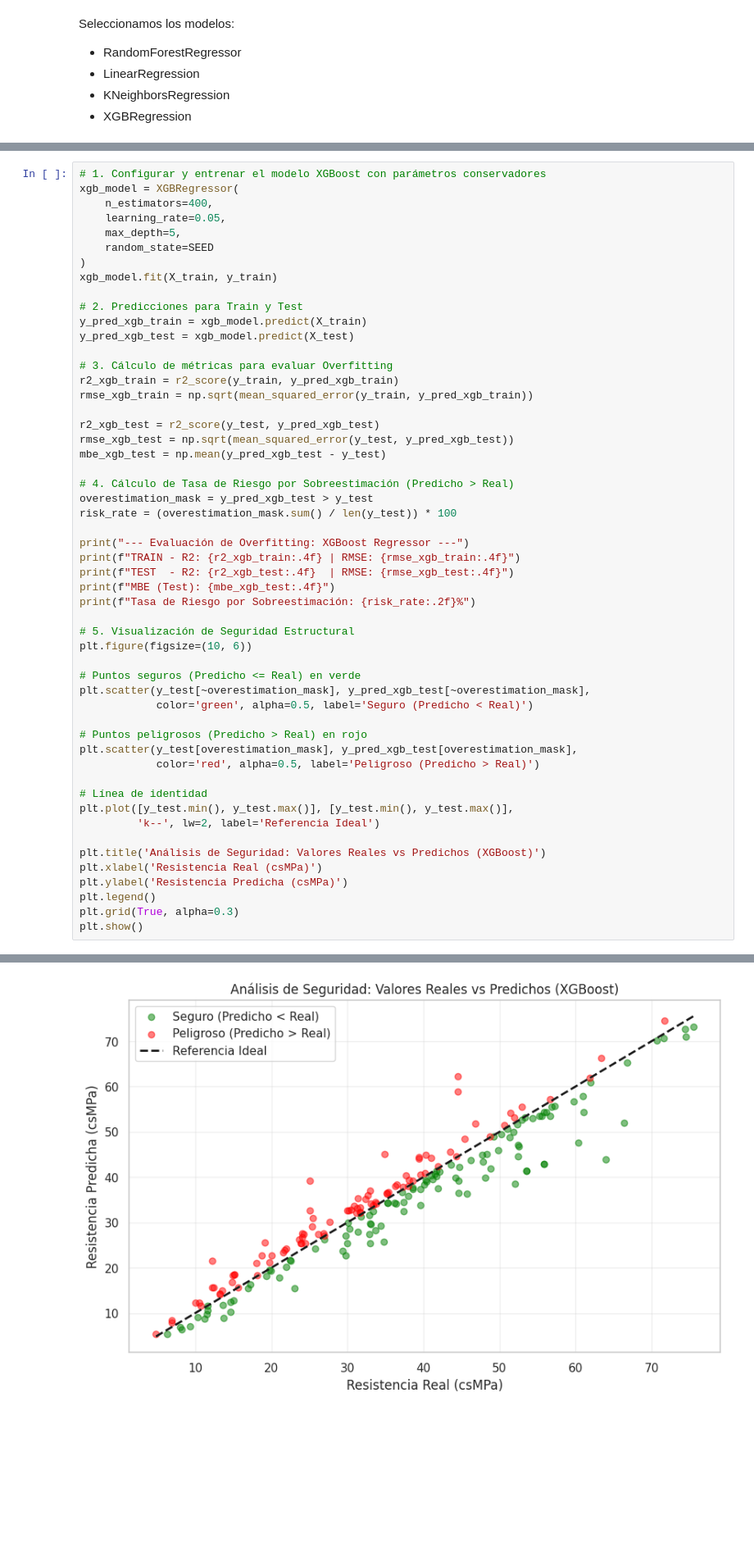
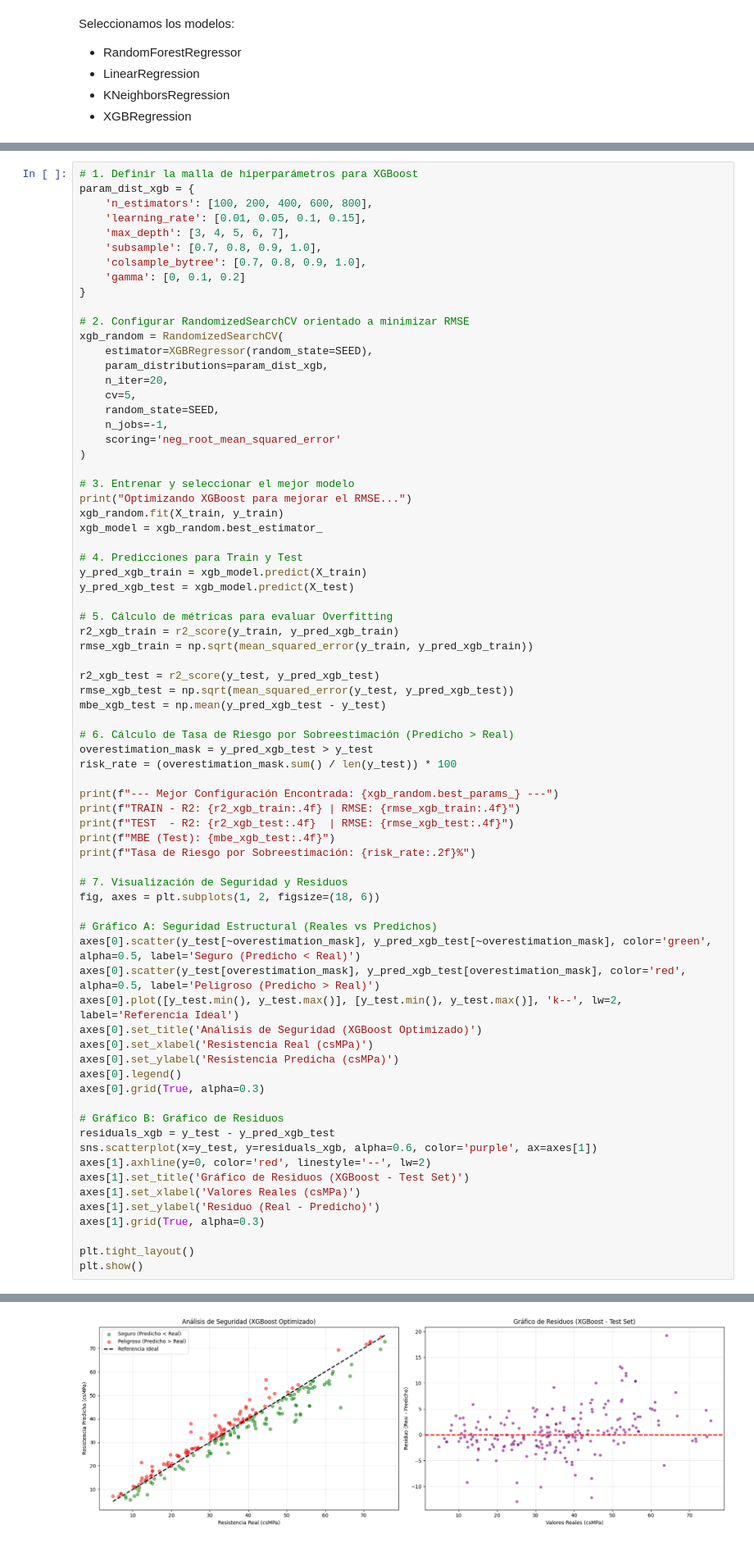
Before and after one commit to Santibareiro27/Inteligencia-Computacional, a Jupyter notebook: RA1_LAB1/Laboratorio_N°1_3.ipynb, the cells around one changed output, grey strips where cells are left out. Shown at 82% size. Cells and saved outputs as stored; diff of their text form; blank space fills up the shorter version.

```diff
--- a/RA1_LAB1/Laboratorio_N°1_3.ipynb
+++ b/RA1_LAB1/Laboratorio_N°1_3.ipynb
@@ -591,18 +679,35 @@ MBE (Test): -0.8425
 # %%
-# 1. Configurar y entrenar el modelo XGBoost con parámetros conservadores
-xgb_model = XGBRegressor(
-    n_estimators=400,
-    learning_rate=0.05,
-    max_depth=5,
-    random_state=SEED
+# 1. Definir la malla de hiperparámetros para XGBoost
+param_dist_xgb = {
+    'n_estimators': [100, 200, 400, 600, 800],
+    'learning_rate': [0.01, 0.05, 0.1, 0.15],
+    'max_depth': [3, 4, 5, 6, 7],
+    'subsample': [0.7, 0.8, 0.9, 1.0],
+    'colsample_bytree': [0.7, 0.8, 0.9, 1.0],
+    'gamma': [0, 0.1, 0.2]
+}
+
+# 2. Configurar RandomizedSearchCV orientado a minimizar RMSE
+xgb_random = RandomizedSearchCV(
+    estimator=XGBRegressor(random_state=SEED),
+    param_distributions=param_dist_xgb,
+    n_iter=20,
+    cv=5,
+    random_state=SEED,
+    n_jobs=-1,
+    scoring='neg_root_mean_squared_error'
 )
-xgb_model.fit(X_train, y_train)
 
-# 2. Predicciones para Train y Test
+# 3. Entrenar y seleccionar el mejor modelo
+print("Optimizando XGBoost para mejorar el RMSE...")
+xgb_random.fit(X_train, y_train)
+xgb_model = xgb_random.best_estimator_
+
+# 4. Predicciones para Train y Test
 y_pred_xgb_train = xgb_model.predict(X_train)
 y_pred_xgb_test = xgb_model.predict(X_test)
 
-# 3. Cálculo de métricas para evaluar Overfitting
+# 5. Cálculo de métricas para evaluar Overfitting
 r2_xgb_train = r2_score(y_train, y_pred_xgb_train)
 rmse_xgb_train = np.sqrt(mean_squared_error(y_train, y_pred_xgb_train))
 
@@ -610,35 +715,38 @@ r2_xgb_test = r2_score(y_test, y_pred_xgb_test)
 rmse_xgb_test = np.sqrt(mean_squared_error(y_test, y_pred_xgb_test))
 mbe_xgb_test = np.mean(y_pred_xgb_test - y_test)
 
-# 4. Cálculo de Tasa de Riesgo por Sobreestimación (Predicho > Real)
+# 6. Cálculo de Tasa de Riesgo por Sobreestimación (Predicho > Real)
 overestimation_mask = y_pred_xgb_test > y_test
 risk_rate = (overestimation_mask.sum() / len(y_test)) * 100
 
-print("--- Evaluación de Overfitting: XGBoost Regressor ---")
+print(f"--- Mejor Configuración Encontrada: {xgb_random.best_params_} ---")
 print(f"TRAIN - R2: {r2_xgb_train:.4f} | RMSE: {rmse_xgb_train:.4f}")
 print(f"TEST  - R2: {r2_xgb_test:.4f}  | RMSE: {rmse_xgb_test:.4f}")
 print(f"MBE (Test): {mbe_xgb_test:.4f}")
 print(f"Tasa de Riesgo por Sobreestimación: {risk_rate:.2f}%")
 
-# 5. Visualización de Seguridad Estructural
-plt.figure(figsize=(10, 6))
+# 7. Visualización de Seguridad y Residuos
+fig, axes = plt.subplots(1, 2, figsize=(18, 6))
 
-# Puntos seguros (Predicho <= Real) en verde
-plt.scatter(y_test[~overestimation_mask], y_pred_xgb_test[~overestimation_mask],
-            color='green', alpha=0.5, label='Seguro (Predicho < Real)')
+# Gráfico A: Seguridad Estructural (Reales vs Predichos)
+axes[0].scatter(y_test[~overestimation_mask], y_pred_xgb_test[~overestimation_mask], color='green', alpha=0.5, label='Seguro (Predicho < Real)')
+axes[0].scatter(y_test[overestimation_mask], y_pred_xgb_test[overestimation_mask], color='red', alpha=0.5, label='Peligroso (Predicho > Real)')
+axes[0].plot([y_test.min(), y_test.max()], [y_test.min(), y_test.max()], 'k--', lw=2, label='Referencia Ideal')
+axes[0].set_title('Análisis de Seguridad (XGBoost Optimizado)')
+axes[0].set_xlabel('Resistencia Real (csMPa)')
+axes[0].set_ylabel('Resistencia Predicha (csMPa)')
+axes[0].legend()
+axes[0].grid(True, alpha=0.3)
 
-# Puntos peligrosos (Predicho > Real) en rojo
-plt.scatter(y_test[overestimation_mask], y_pred_xgb_test[overestimation_mask],
-            color='red', alpha=0.5, label='Peligroso (Predicho > Real)')
+# Gráfico B: Gráfico de Residuos
+residuals_xgb = y_test - y_pred_xgb_test
+sns.scatterplot(x=y_test, y=residuals_xgb, alpha=0.6, color='purple', ax=axes[1])
+axes[1].axhline(y=0, color='red', linestyle='--', lw=2)
+axes[1].set_title('Gráfico de Residuos (XGBoost - Test Set)')
+axes[1].set_xlabel('Valores Reales (csMPa)')
+axes[1].set_ylabel('Residuo (Real - Predicho)')
+axes[1].grid(True, alpha=0.3)
 
-# Línea de identidad
-plt.plot([y_test.min(), y_test.max()], [y_test.min(), y_test.max()],
-         'k--', lw=2, label='Referencia Ideal')
-
-plt.title('Análisis de Seguridad: Valores Reales vs Predichos (XGBoost)')
-plt.xlabel('Resistencia Real (csMPa)')
-plt.ylabel('Resistencia Predicha (csMPa)')
-plt.legend()
-plt.grid(True, alpha=0.3)
+plt.tight_layout()
 plt.show()
 # %% [output]
@@ -650 +759 @@ Tasa de Riesgo por Sobreestimación: 44.17%
-[figure, old version]
+[figure, new version]
```
Also changed, not shown: parts of 10 cells of this notebook.
